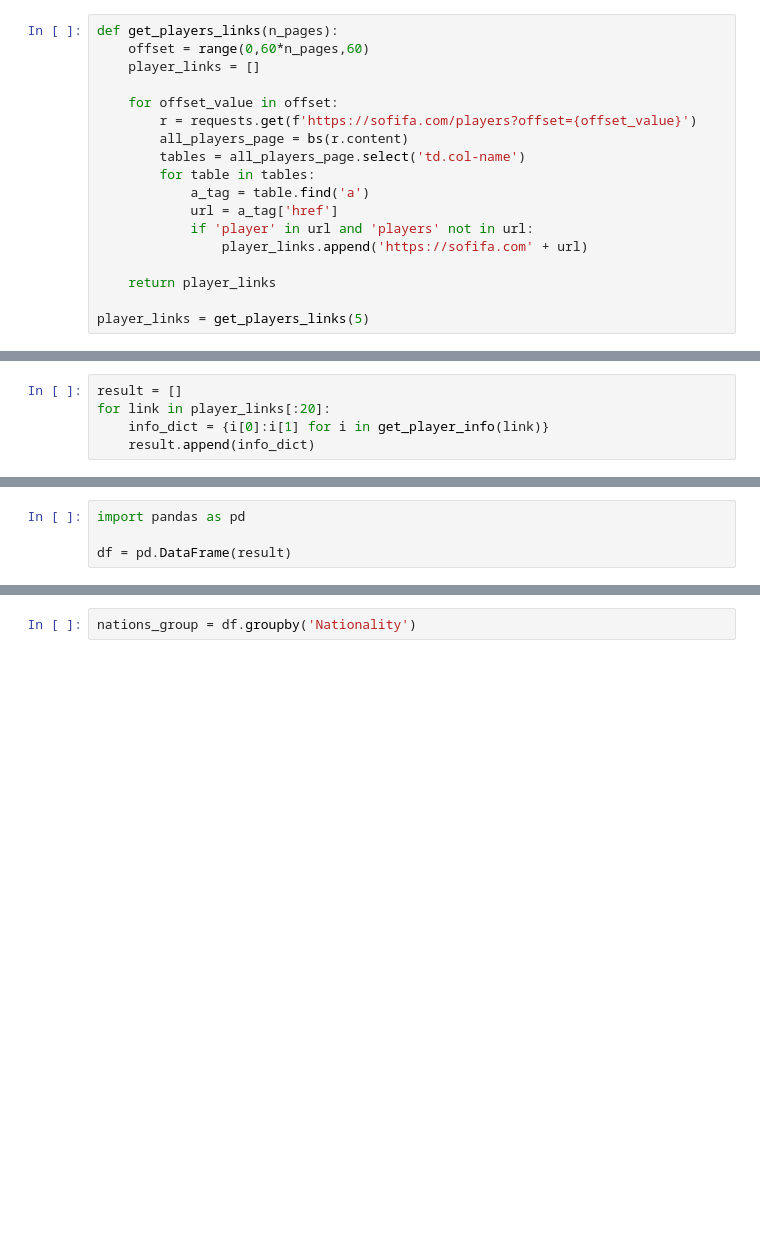
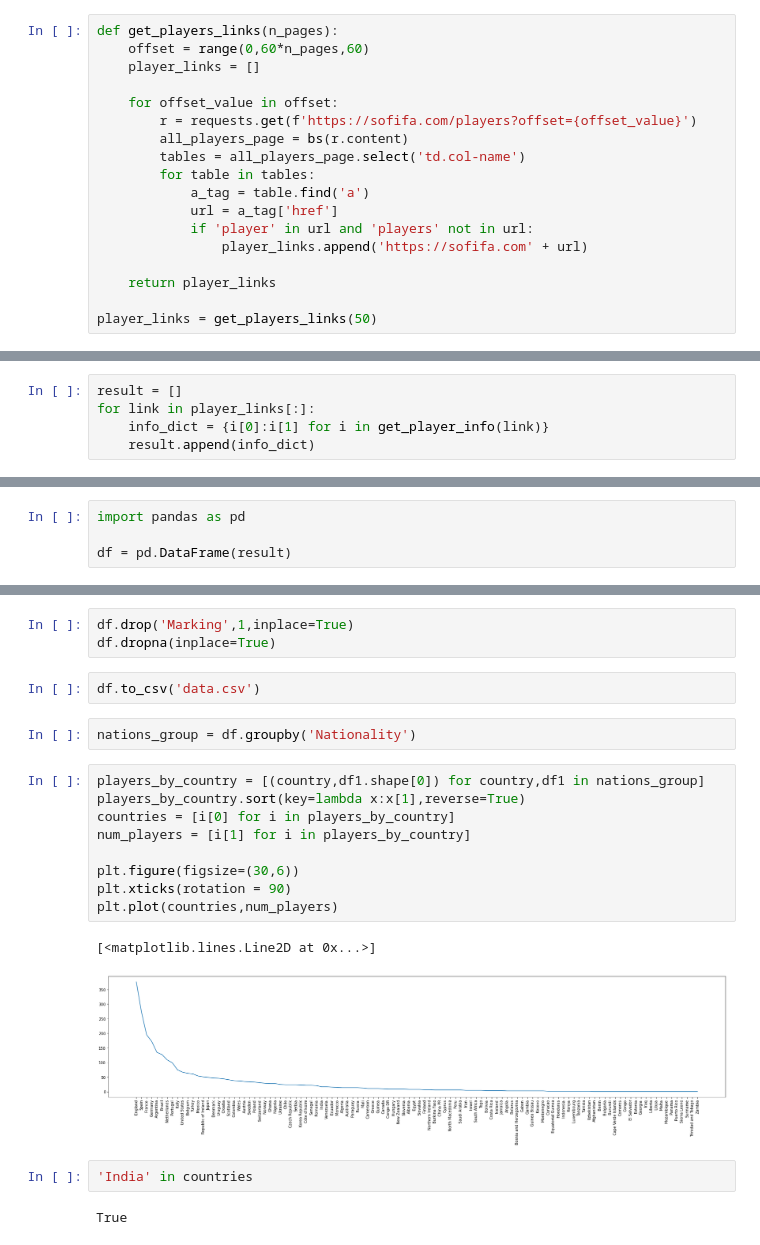
Before and after one commit to yashmehra028/so-fifa, a Jupyter notebook: so_fifa.ipynb, the cells around one changed output, grey strips where cells are left out. Cells and saved outputs as stored; diff of their text form; blank space fills up the shorter version.

```diff
--- a/so_fifa.ipynb
+++ b/so_fifa.ipynb
@@ -20,7 +23,7 @@ def get_players_links(n_pages):
 
     return player_links
 
-player_links = get_players_links(5)
+player_links = get_players_links(50)
 # %%
 len(player_links)
 # %% [output]
@@ -130,7 +133,7 @@ def get_player_info(player_link):
 get_player_info('https://sofifa.com/player/1041/javier-zanetti/140041/')
 # %%
 result = []
-for link in player_links[:20]:
+for link in player_links[:]:
     info_dict = {i[0]:i[1] for i in get_player_info(link)}
     result.append(info_dict)
 # %%
@@ -165,3 +167,24 @@ df
+# %%
+df.drop('Marking',1,inplace=True)
+df.dropna(inplace=True)
+# %%
+df.to_csv('data.csv')
 # %%
 nations_group = df.groupby('Nationality')
+# %%
+players_by_country = [(country,df1.shape[0]) for country,df1 in nations_group]
+players_by_country.sort(key=lambda x:x[1],reverse=True)
+countries = [i[0] for i in players_by_country]
+num_players = [i[1] for i in players_by_country]
+
+plt.figure(figsize=(30,6))
+plt.xticks(rotation = 90)
+plt.plot(countries,num_players)
+# %% [output]
+[<matplotlib.lines.Line2D at 0x...>]
+[figure, added]
+# %%
+'India' in countries
+# %% [output]
+True
 # %%
```
Also changed, not shown: parts of 11 cells of this notebook.
